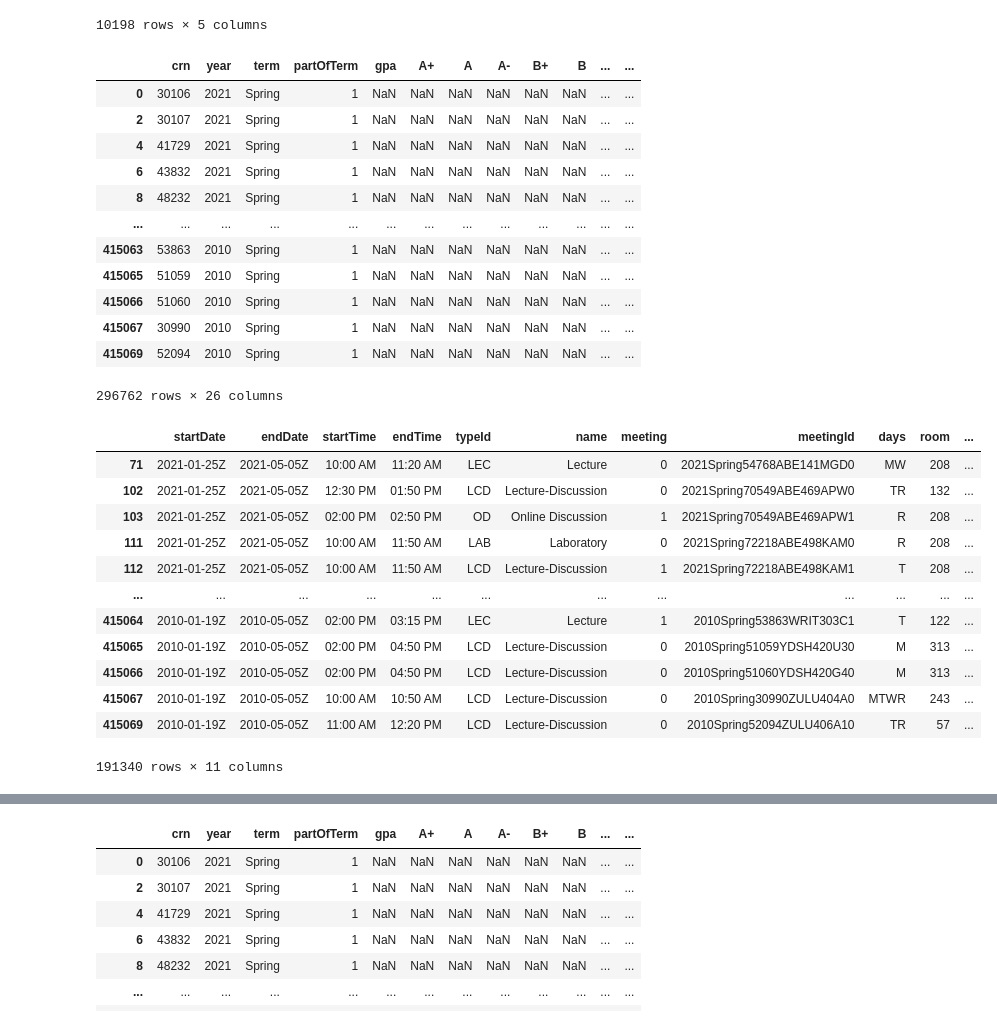
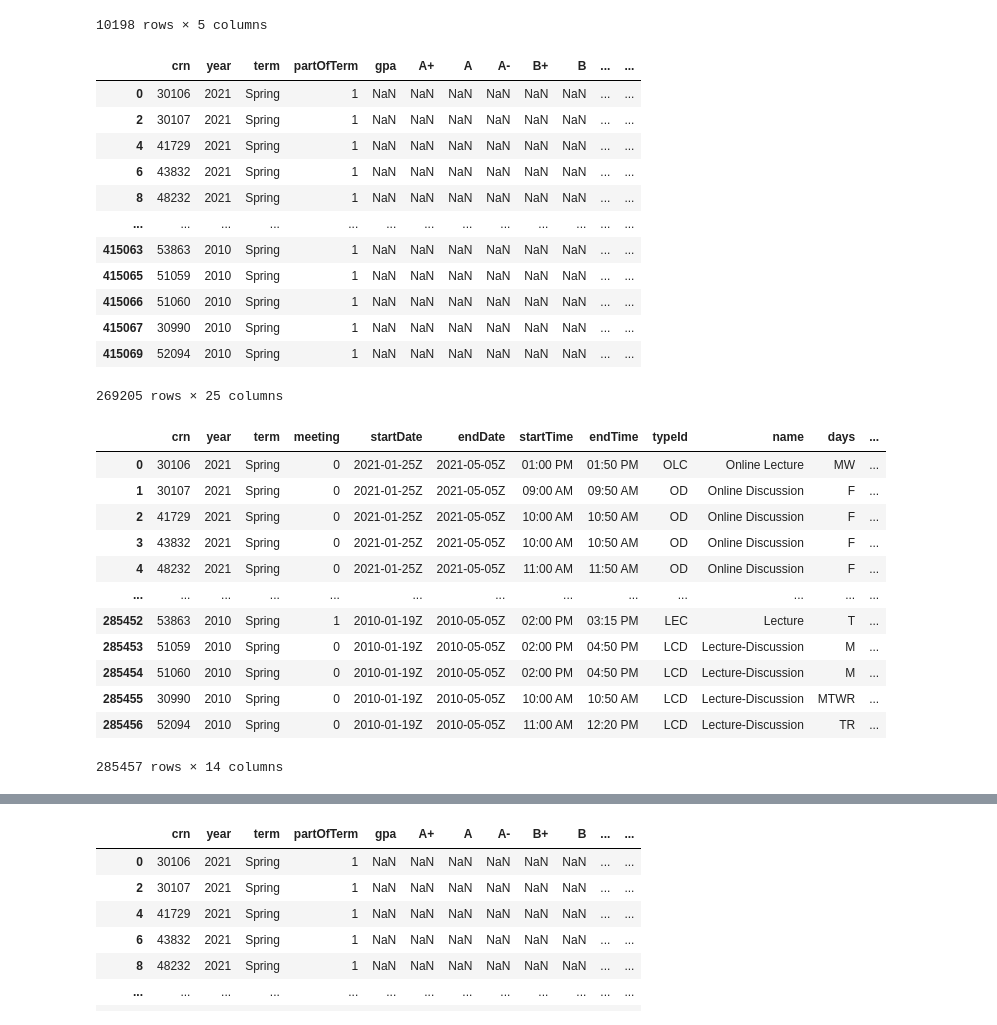
Before and after one commit to JavierMNieto/uiuc-scheduler, a Jupyter notebook: data/scripts/Catalog to Neo4j.ipynb, the cells around one changed output, grey strips where cells are left out. Cells and saved outputs as stored; diff of their text form; code cells hidden in the pictures.

Commit message:
Update for import meeting & instructors together

```diff
--- a/data/scripts/Catalog to Neo4j.ipynb
+++ b/data/scripts/Catalog to Neo4j.ipynb
@@ -162,12 +164,12 @@ df_courses
 # %%
 df_sections = (df_catalogs[["crn", "year", "term", "part_of_term",
                            "gpa", "A+", "A", "A-", "B+", "B", "B-",
-                           "C+", "C", "C-", "D+", "D", "D-", "F", "sectionId",
+                           "C+", "C", "C-", "D+", "D", "D-", "F",
                            "section", "section_info", "section_notes",
                            "section_attributes", "section_capp_area",
                            "section_co_request", "section_special_approval"]]
-              .drop_duplicates()
-              .dropna(subset=["sectionId"])
+              .drop_duplicates(subset=["crn", "year", "term"])
+              .dropna(subset=["crn", "year", "term"])
               .rename(columns={"part_of_term": "partOfTerm",
                               "section_info": "sectionInfo", "section_notes": "sectionNotes",
                               "section_attributes": "sectionAttributes", "section_capp_area": "sectionCappArea",
@@ -189,31 +191,42 @@ df_sections
 | 415066 | 51060 | 2010 | Spring | 1 | NaN | NaN | NaN | NaN | NaN | NaN | ... | ... |
 | 415067 | 30990 | 2010 | Spring | 1 | NaN | NaN | NaN | NaN | NaN | NaN | ... | ... |
 | 415069 | 52094 | 2010 | Spring | 1 | NaN | NaN | NaN | NaN | NaN | NaN | ... | ... |
-296762 rows × 26 columns
+269205 rows × 25 columns
 # %%
-df_meetings = (df_catalogs[["start_date", "end_date", "start_time",
-                           "end_time", "type", "type_name", "meeting",
-                           "meetingId", "days", "room", "building"]]
-               .drop_duplicates()
-               .dropna()
+df_meetings = (df_catalogs[["crn", "year", "term",
+                            "start_date", "end_date", "start_time",
+                            "end_time", "type", "type_name", "meeting",
+                            "days", "room", "building"]]
+               .drop_duplicates(subset=["crn", "year", "term", "meeting"])
+               .dropna(subset=["crn", "year", "term", "type", "meeting"])
                .rename(columns={"start_date": "startDate", "end_date": "endDate",
                                 "start_time": "startTime", "end_time": "endTime",
-                                "type": "typeId", "type_name": "name"}))
-
+                                "type": "typeId", "type_name": "name", "course": "courseId"}))
+df_meetings = (df_meetings
+               .set_index(["crn", "year", "term", "meeting"])
+               .merge((df_catalogs[["crn", "year", "term", "meeting", "instructor"]]
+                       .replace(np.nan, "")
+                       .drop_duplicates()
+                       .dropna()
+                       .groupby(["crn", "year", "term", "meeting"])
+                       .agg({"instructor": ':'.join})),
+                      how="left",
+                      on=["crn", "year", "term", "meeting"])
+               .reset_index())
 df_meetings.to_csv("../neo4j/nodes/meeting_nodes.csv", index=False)
 
 df_meetings
 # %% [output]
-|  | startDate | endDate | startTime | endTime | typeId | name | meeting | meetingId | days | room | ... |
-| 71 | 2021-01-25Z | 2021-05-05Z | 10:00 AM | 11:20 AM | LEC | Lecture | 0 | 2021Spring54768ABE141MGD0 | MW | 208 | ... |
-| 102 | 2021-01-25Z | 2021-05-05Z | 12:30 PM | 01:50 PM | LCD | Lecture-Discussion | 0 | 2021Spring70549ABE469APW0 | TR | 132 | ... |
-| 103 | 2021-01-25Z | 2021-05-05Z | 02:00 PM | 02:50 PM | OD | Online Discussion | 1 | 2021Spring70549ABE469APW1 | R | 208 | ... |
-| 111 | 2021-01-25Z | 2021-05-05Z | 10:00 AM | 11:50 AM | LAB | Laboratory | 0 | 2021Spring72218ABE498KAM0 | R | 208 | ... |
-| 112 | 2021-01-25Z | 2021-05-05Z | 10:00 AM | 11:50 AM | LCD | Lecture-Discussion | 1 | 2021Spring72218ABE498KAM1 | T | 208 | ... |
-| ... | ... | ... | ... | ... | ... | ... | ... | ... | ... | ... | ... |
-| 415064 | 2010-01-19Z | 2010-05-05Z | 02:00 PM | 03:15 PM | LEC | Lecture | 1 | 2010Spring53863WRIT303C1 | T | 122 | ... |
-| 415065 | 2010-01-19Z | 2010-05-05Z | 02:00 PM | 04:50 PM | LCD | Lecture-Discussion | 0 | 2010Spring51059YDSH420U30 | M | 313 | ... |
-| 415066 | 2010-01-19Z | 2010-05-05Z | 02:00 PM | 04:50 PM | LCD | Lecture-Discussion | 0 | 2010Spring51060YDSH420G40 | M | 313 | ... |
-| 415067 | 2010-01-19Z | 2010-05-05Z | 10:00 AM | 10:50 AM | LCD | Lecture-Discussion | 0 | 2010Spring30990ZULU404A0 | MTWR | 243 | ... |
-| 415069 | 2010-01-19Z | 2010-05-05Z | 11:00 AM | 12:20 PM | LCD | Lecture-Discussion | 0 | 2010Spring52094ZULU406A10 | TR | 57 | ... |
+|  | crn | year | term | meeting | startDate | endDate | startTime | endTime | typeId | name | days | ... |
+| 0 | 30106 | 2021 | Spring | 0 | 2021-01-25Z | 2021-05-05Z | 01:00 PM | 01:50 PM | OLC | Online Lecture | MW | ... |
+| 1 | 30107 | 2021 | Spring | 0 | 2021-01-25Z | 2021-05-05Z | 09:00 AM | 09:50 AM | OD | Online Discussion | F | ... |
+| 2 | 41729 | 2021 | Spring | 0 | 2021-01-25Z | 2021-05-05Z | 10:00 AM | 10:50 AM | OD | Online Discussion | F | ... |
+| 3 | 43832 | 2021 | Spring | 0 | 2021-01-25Z | 2021-05-05Z | 10:00 AM | 10:50 AM | OD | Online Discussion | F | ... |
+| 4 | 48232 | 2021 | Spring | 0 | 2021-01-25Z | 2021-05-05Z | 11:00 AM | 11:50 AM | OD | Online Discussion | F | ... |
+| ... | ... | ... | ... | ... | ... | ... | ... | ... | ... | ... | ... | ... |
+| 285452 | 53863 | 2010 | Spring | 1 | 2010-01-19Z | 2010-05-05Z | 02:00 PM | 03:15 PM | LEC | Lecture | T | ... |
+| 285453 | 51059 | 2010 | Spring | 0 | 2010-01-19Z | 2010-05-05Z | 02:00 PM | 04:50 PM | LCD | Lecture-Discussion | M | ... |
+| 285454 | 51060 | 2010 | Spring | 0 | 2010-01-19Z | 2010-05-05Z | 02:00 PM | 04:50 PM | LCD | Lecture-Discussion | M | ... |
+| 285455 | 30990 | 2010 | Spring | 0 | 2010-01-19Z | 2010-05-05Z | 10:00 AM | 10:50 AM | LCD | Lecture-Discussion | MTWR | ... |
+| 285456 | 52094 | 2010 | Spring | 0 | 2010-01-19Z | 2010-05-05Z | 11:00 AM | 12:20 PM | LCD | Lecture-Discussion | TR | ... |
-191340 rows × 11 columns
+285457 rows × 14 columns
```
Also changed, not shown: parts of 4 cells of this notebook, 4 other files.
